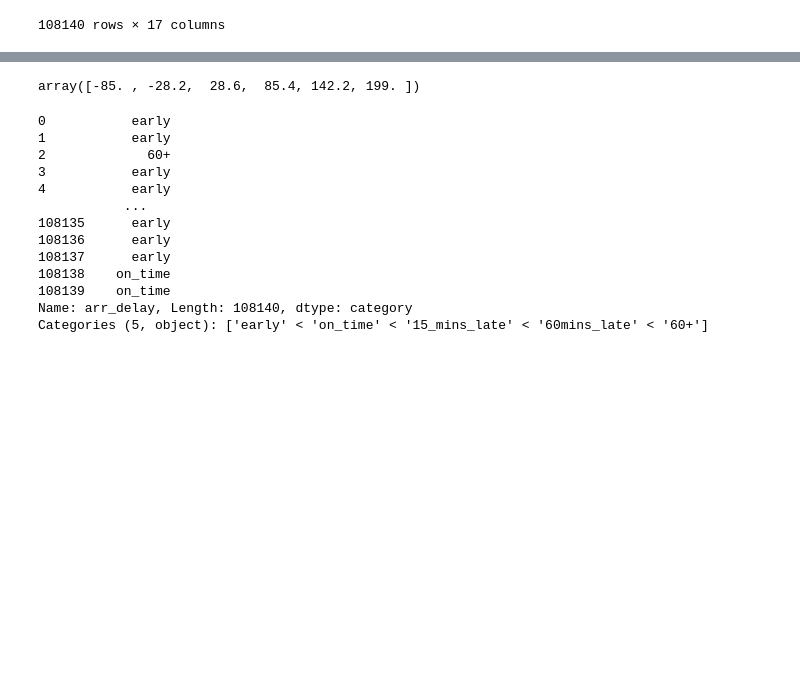
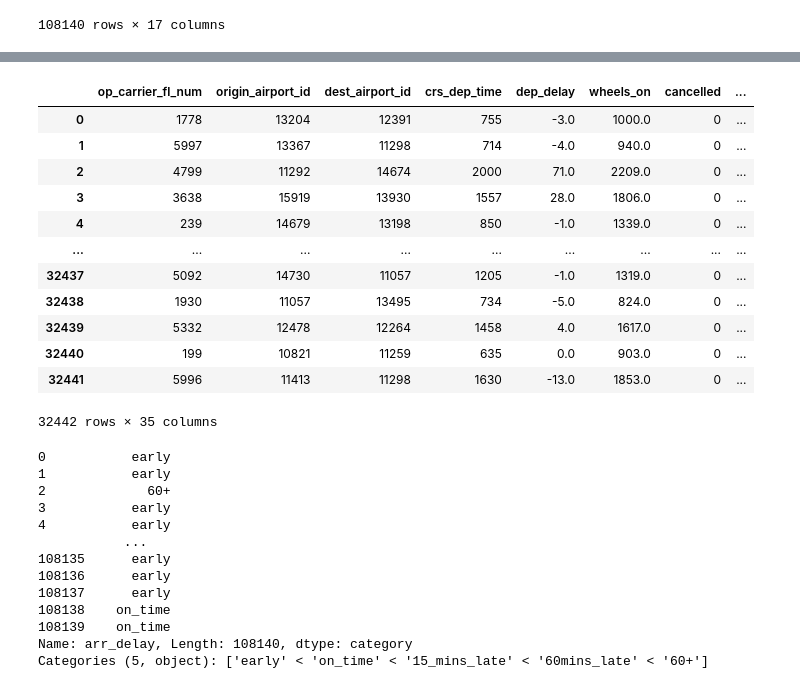
Before and after one commit to Graham-Broughton/flight_delay, a Jupyter notebook: Feature_Engineering/Workbook.ipynb, the cells around one changed output, grey strips where cells are left out. Drawn from its saved outputs; the diff is of its cells as text; code cells hidden in the pictures; blank space fills up the shorter version.

```diff
--- a/Feature_Engineering/Workbook.ipynb
+++ b/Feature_Engineering/Workbook.ipynb
@@ -295,10 +426,20 @@ X = pd.DataFrame(X,columns=test.columns[skb.get_support()])
 # %%
-minv = y.min()
-maxv = y.max()
-bins = np.linspace(minv, maxv, 6)
-bins
+nums = X_1[X_1.dtypes[X_1.dtypes != 'object'].index]
+nums
 # %% [output]
+|  | op_carrier_fl_num | origin_airport_id | dest_airport_id | crs_dep_time | dep_delay | wheels_on | cancelled | ... |
+| 0 | 1778 | 13204 | 12391 | 755 | -3.0 | 1000.0 | 0 | ... |
+| 1 | 5997 | 13367 | 11298 | 714 | -4.0 | 940.0 | 0 | ... |
+| 2 | 4799 | 11292 | 14674 | 2000 | 71.0 | 2209.0 | 0 | ... |
+| 3 | 3638 | 15919 | 13930 | 1557 | 28.0 | 1806.0 | 0 | ... |
+| 4 | 239 | 14679 | 13198 | 850 | -1.0 | 1339.0 | 0 | ... |
+| ... | ... | ... | ... | ... | ... | ... | ... | ... |
+| 32437 | 5092 | 14730 | 11057 | 1205 | -1.0 | 1319.0 | 0 | ... |
+| 32438 | 1930 | 11057 | 13495 | 734 | -5.0 | 824.0 | 0 | ... |
+| 32439 | 5332 | 12478 | 12264 | 1458 | 4.0 | 1617.0 | 0 | ... |
+| 32440 | 199 | 10821 | 11259 | 635 | 0.0 | 903.0 | 0 | ... |
+| 32441 | 5996 | 11413 | 11298 | 1630 | -13.0 | 1853.0 | 0 | ... |
-array([-85. , -28.2,  28.6,  85.4, 142.2, 199. ])
+32442 rows × 35 columns
 # %%
 labels = ['early', 'on_time', '15_mins_late', '60mins_late', '60+']
 # %%
```
Also changed, not shown: parts of 33 cells of this notebook, 4 other files.
